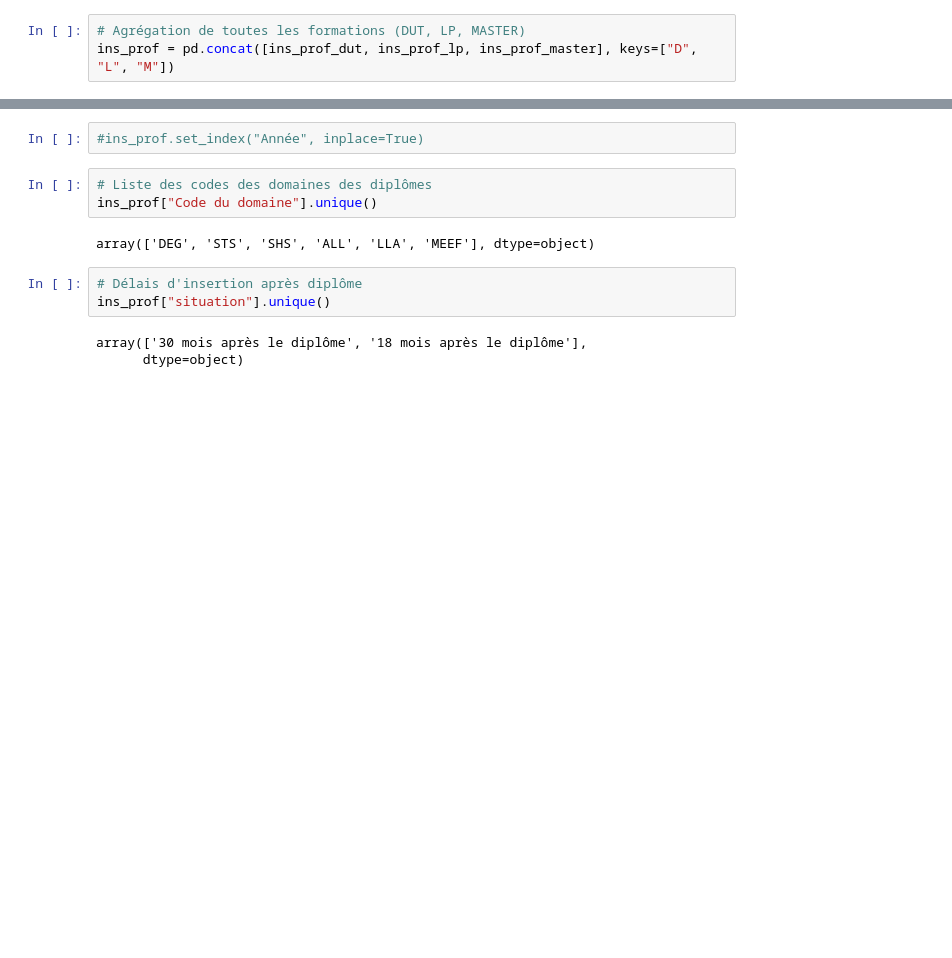
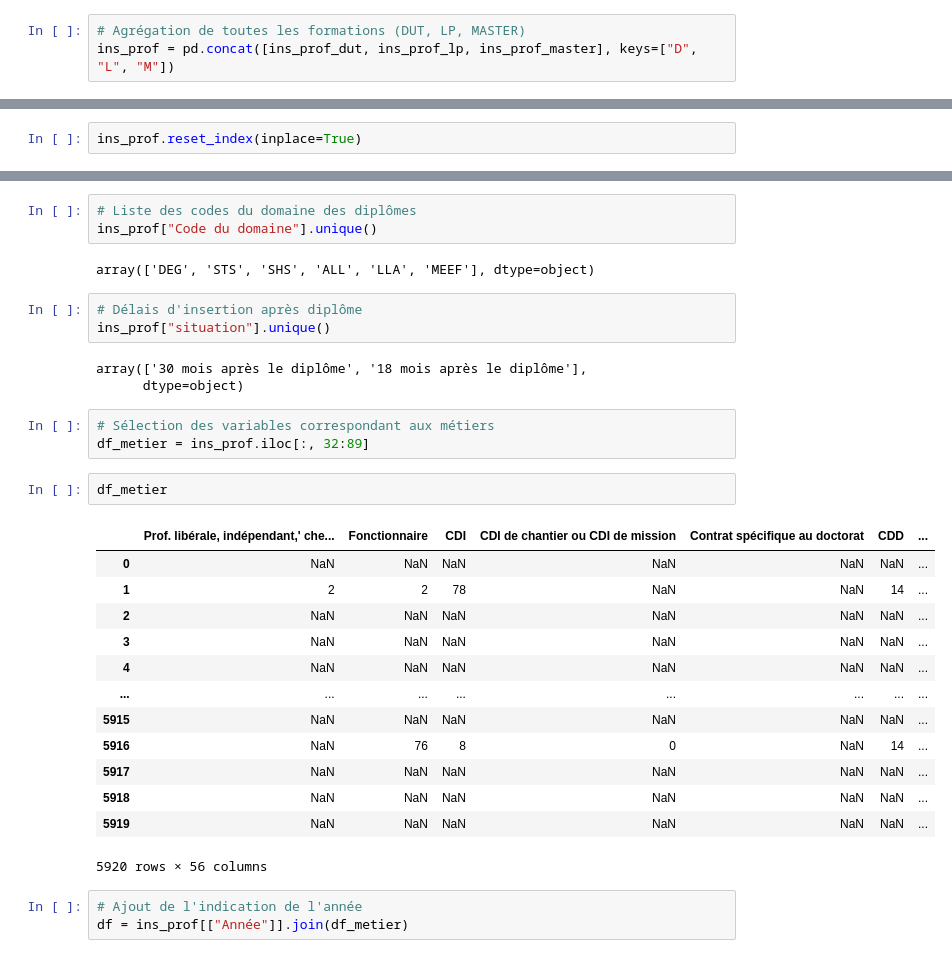
Before and after one commit to smtux/DUDA, a Jupyter notebook: inser_pro/src/pro.ipynb, the cells around one changed output, grey strips where cells are left out. Cells and saved outputs as stored; diff of their text form; blank space fills up the shorter version.

```diff
--- a/inser_pro/src/pro.ipynb
+++ b/inser_pro/src/pro.ipynb
@@ -30,4 +40,6 @@ Data columns (total 86 columns):
  85  Ingénieur, cadre, prof. libérales, prof. intellectuelles sup           624 non-null    object
 dtypes: float64(4), int64(1), object(81)
 memory usage: 4.0+ MB
+# %%
+ins_prof.reset_index(inplace=True)
 # %%
@@ -49,7 +65,5 @@ ins_prof
-# %%
-#ins_prof.set_index("Année", inplace=True)
 # %%
-# Liste des codes des domaines des diplômes
+# Liste des codes du domaine des diplômes
 ins_prof["Code du domaine"].unique()
 # %% [output]
 array(['DEG', 'STS', 'SHS', 'ALL', 'LLA', 'MEEF'], dtype=object)
@@ -59,3 +73,25 @@ ins_prof["situation"].unique()
 # %% [output]
 array(['30 mois après le diplôme', '18 mois après le diplôme'],
       dtype=object)
+# %%
+# Sélection des variables correspondant aux métiers
+df_metier = ins_prof.iloc[:, 32:89]
+# %%
+df_metier
+# %% [output]
+|  | Prof. libérale, indépendant,' che... | Fonctionnaire | CDI | CDI de chantier ou CDI de mission | Contrat spécifique au doctorat | CDD | ... |
+| 0 | NaN | NaN | NaN | NaN | NaN | NaN | ... |
+| 1 | 2 | 2 | 78 | NaN | NaN | 14 | ... |
+| 2 | NaN | NaN | NaN | NaN | NaN | NaN | ... |
+| 3 | NaN | NaN | NaN | NaN | NaN | NaN | ... |
+| 4 | NaN | NaN | NaN | NaN | NaN | NaN | ... |
+| ... | ... | ... | ... | ... | ... | ... | ... |
+| 5915 | NaN | NaN | NaN | NaN | NaN | NaN | ... |
+| 5916 | NaN | 76 | 8 | 0 | NaN | 14 | ... |
+| 5917 | NaN | NaN | NaN | NaN | NaN | NaN | ... |
+| 5918 | NaN | NaN | NaN | NaN | NaN | NaN | ... |
+| 5919 | NaN | NaN | NaN | NaN | NaN | NaN | ... |
+5920 rows × 56 columns
+# %%
+# Ajout de l'indication de l'année
+df = ins_prof[["Année"]].join(df_metier)
```
Also changed, not shown: parts of 7 cells of this notebook.
